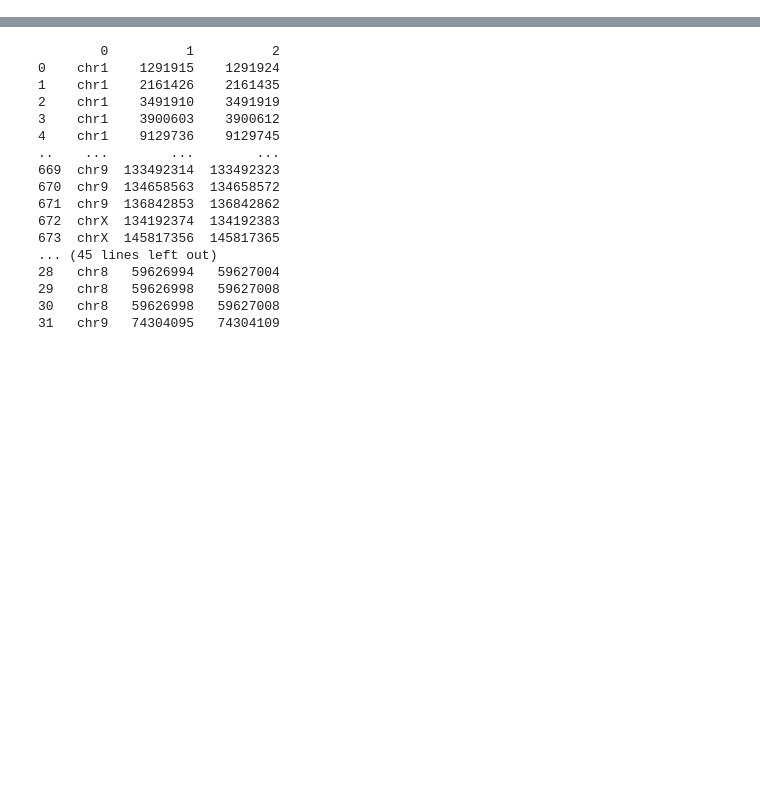
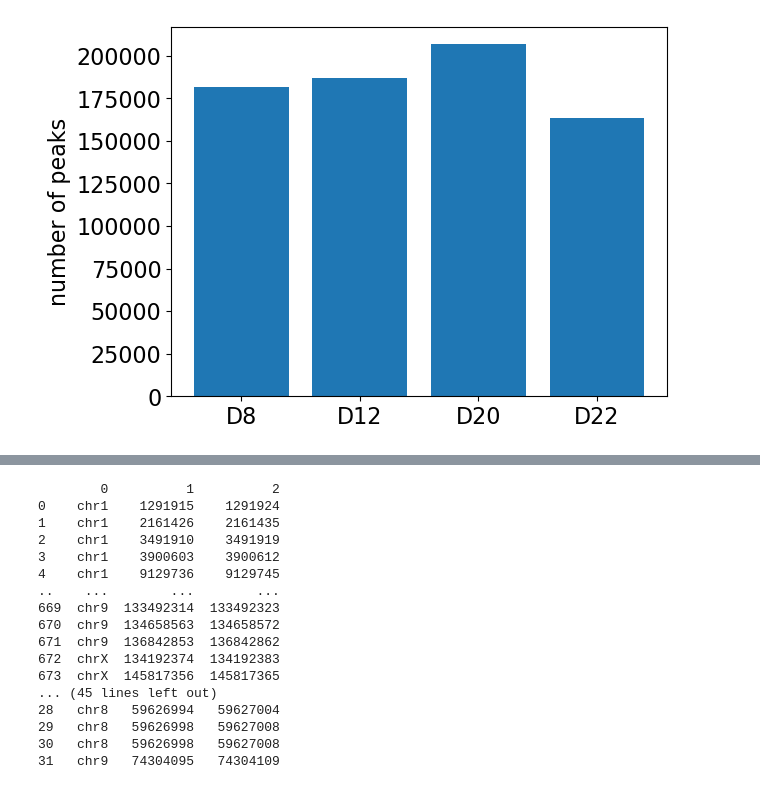
Before and after one commit to alexiaDorm/master-thesis, a Jupyter notebook: src/exploration_peaks.ipynb, the cells around one changed output, grey strips where cells are left out. Cells and saved outputs as stored; diff of their text form; code cells hidden in the pictures; blank space fills up the shorter version.

```diff
--- a/src/exploration_peaks.ipynb
+++ b/src/exploration_peaks.ipynb
@@ -6,0 +63,11 @@ import pandas as pd
+# %%
+import matplotlib.pyplot as plt
+
+nb_peaks = np.array([181675, 187015, 206752, 163582])
+
+plt.bar(TIME_POINT, nb_peaks)
+plt.ylabel("number of peaks")
+plt.rcParams.update({'font.size': 14})
+plt.show()
+# %% [output]
+[figure, added]
```
Also changed, not shown: parts of 6 cells of this notebook, 3 other files.
